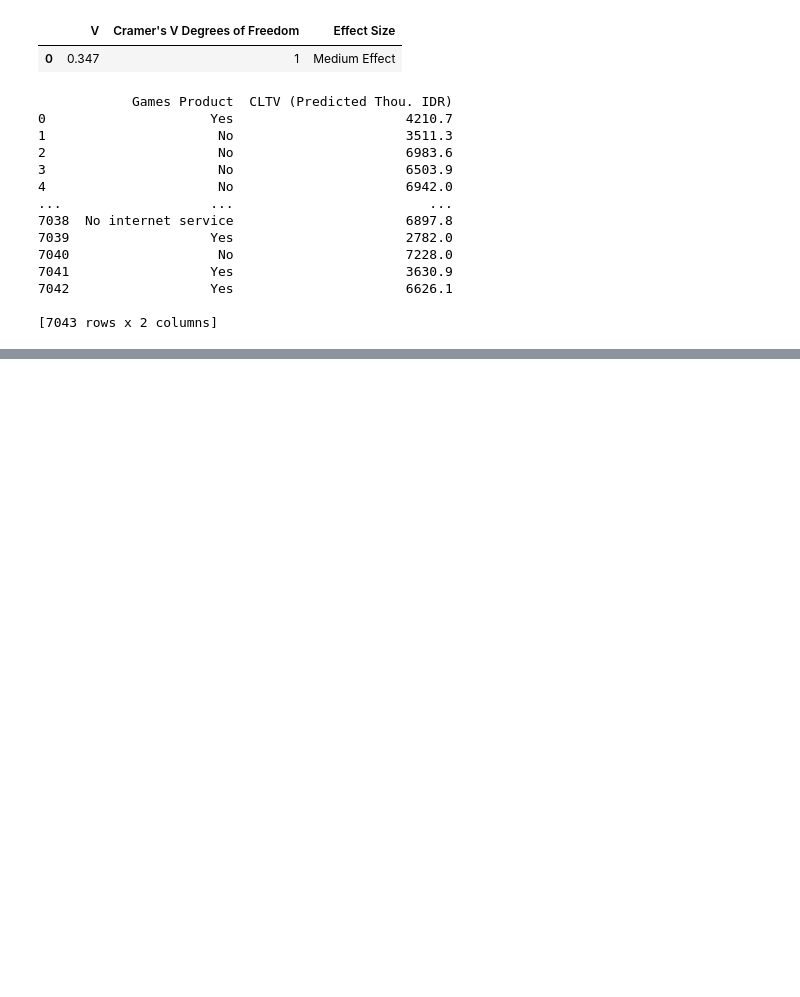
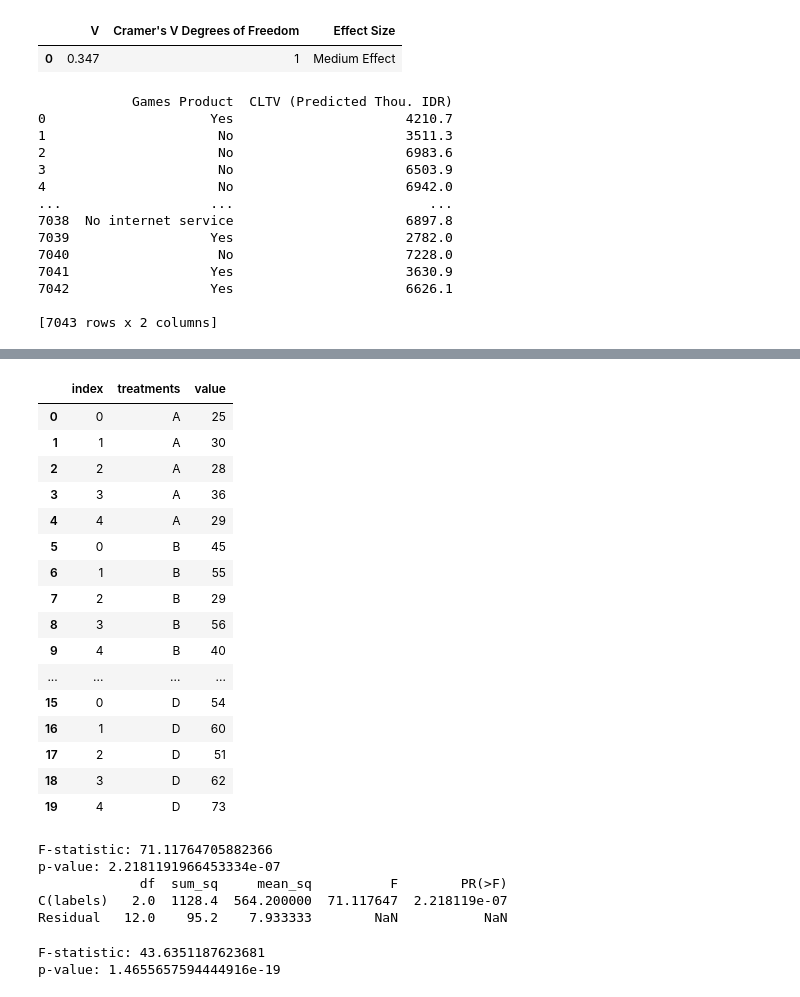
Before and after one commit to maulairfani/customer-churn, a Jupyter notebook: product_usage_analysis.ipynb, the cells around one changed output, grey strips where cells are left out. Cells and saved outputs as stored; diff of their text form; code cells hidden in the pictures; blank space fills up the shorter version.

```diff
--- a/product_usage_analysis.ipynb
+++ b/product_usage_analysis.ipynb
@@ -199,0 +216,28 @@ print(df[["Games Product", "CLTV (Predicted Thou. IDR)"]])
+# %%
+import pandas as pd
+# load data file
+df = pd.read_csv("https://reneshbedre.github.io/assets/posts/anova/onewayanova.txt", sep="\t")
+# reshape the d dataframe suitable for statsmodels package
+df_melt = pd.melt(df.reset_index(), id_vars=['index'], value_vars=['A', 'B', 'C', 'D'])
+# replace column names
+df_melt.columns = ['index', 'treatments', 'value']
+
+df_melt
+# %% [output]
+|  | index | treatments | value |
+| 0 | 0 | A | 25 |
+| 1 | 1 | A | 30 |
+| 2 | 2 | A | 28 |
+| 3 | 3 | A | 36 |
+| 4 | 4 | A | 29 |
+| 5 | 0 | B | 45 |
+| 6 | 1 | B | 55 |
+| 7 | 2 | B | 29 |
+| 8 | 3 | B | 56 |
+| 9 | 4 | B | 40 |
+| ... | ... | ... | ... |
+| 15 | 0 | D | 54 |
+| 16 | 1 | D | 60 |
+| 17 | 2 | D | 51 |
+| 18 | 3 | D | 62 |
+| 19 | 4 | D | 73 |
@@ -199,0 +252,50 @@ print(df[["Games Product", "CLTV (Predicted Thou. IDR)"]])
+# %%
+import numpy as np
+import scipy.stats as stats
+import statsmodels.api as sm
+from statsmodels.formula.api import ols
+
+# Buat beberapa contoh data untuk tiga kelompok
+group1 = [68, 72, 65, 74, 70]
+group2 = [58, 63, 60, 62, 59]
+group3 = [78, 83, 80, 85, 82]
+
+# Gabungkan data ke dalam satu array
+data = np.concatenate([group1, group2, group3])
+
+# Buat label kelompok yang sesuai
+labels = ['Group 1'] * len(group1) + ['Group 2'] * len(group2) + ['Group 3'] * len(group3)
+
+# Lakukan One-Way ANOVA
+f_statistic, p_value = stats.f_oneway(group1, group2, group3)
+
+print("F-statistic:", f_statistic)
+print("p-value:", p_value)
+
+# Lakukan juga menggunakan statsmodels untuk mendapatkan lebih banyak informasi
+df = sm.stats.anova_lm(ols('data ~ C(labels)', data={'data': data, 'labels': labels}).fit())
+print(df)
+# %% [output]
+F-statistic: 71.11764705882366
+p-value: 2.2181191966453334e-07
+             df  sum_sq     mean_sq          F        PR(>F)
+C(labels)   2.0  1128.4  564.200000  71.117647  2.218119e-07
+Residual   12.0    95.2    7.933333        NaN           NaN
+# %%
+product = "Video Product"
+cltv = "CLTV (Predicted Thou. IDR)"
+
+groups = dict()
+labels = list()
+for key in df[product].unique():
+    groups[key] = df[df[product] == key][cltv].values
+    labels.extend([key]*len(groups[key]))
+data = np.concatenate(list(groups.values()))
+
+f_statistic, p_value = stats.f_oneway(*groups.values())
+
+print("F-statistic:", f_statistic)
+print("p-value:", p_value)
+# %% [output]
+F-statistic: 43.6351187623681
+p-value: 1.4655657594444916e-19
```
Also changed, not shown: parts of 27 cells of this notebook, 2 other files.
